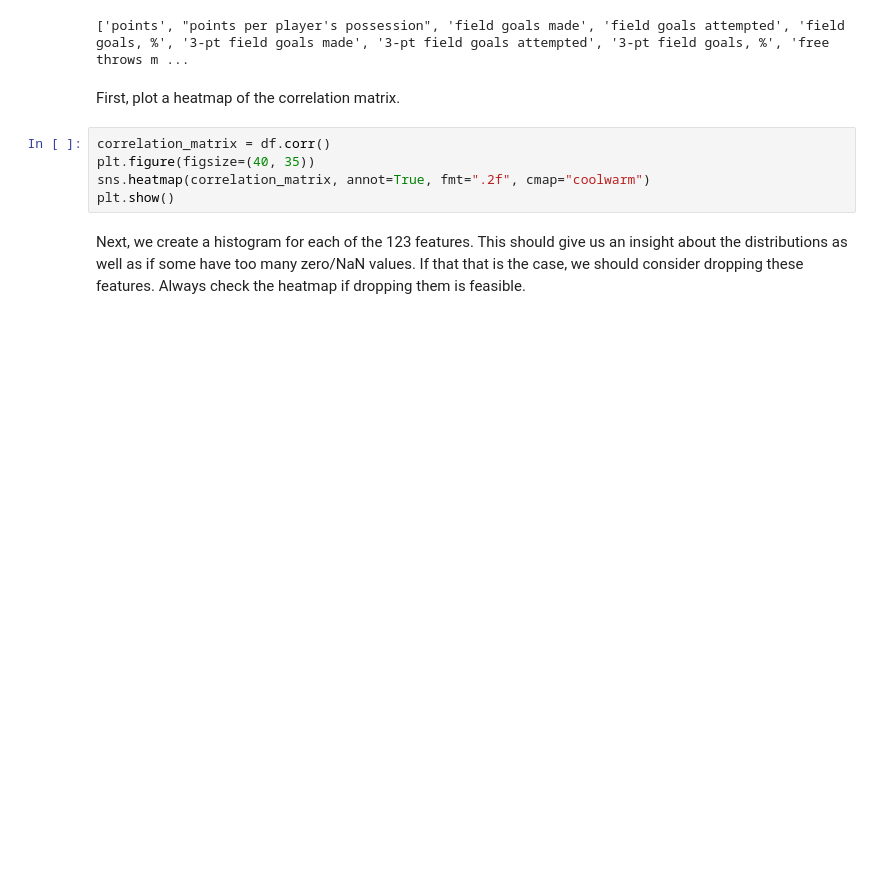
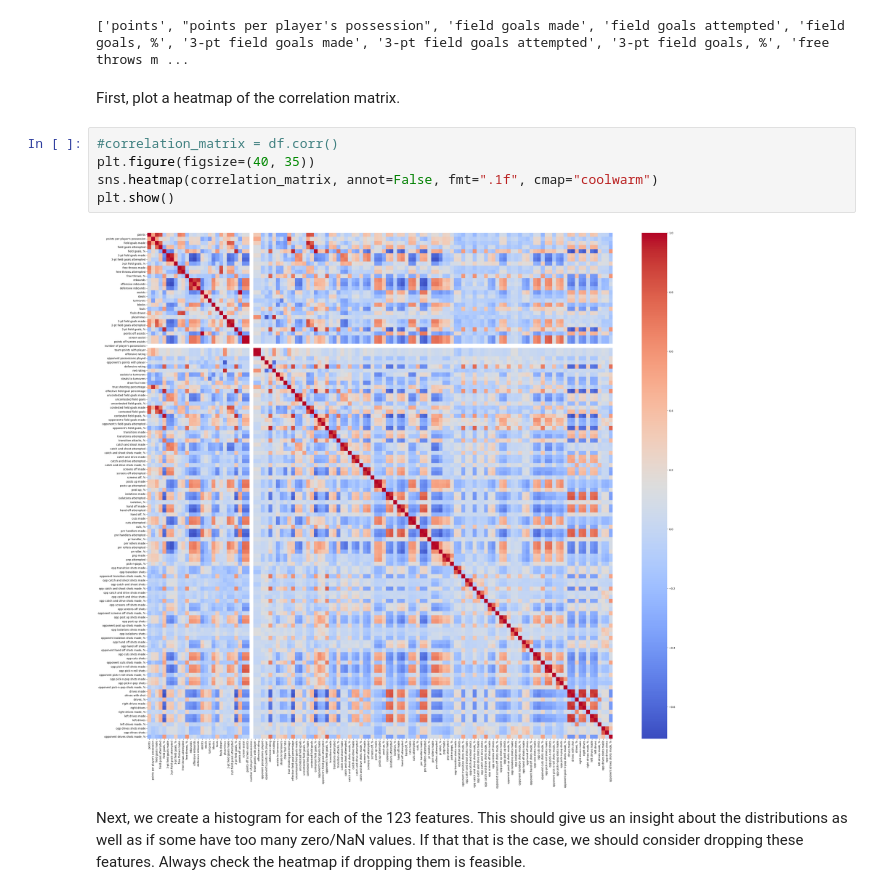
Before and after one commit to pmoecke/basketball-analytics, a Jupyter notebook: ml-models/explore_data.ipynb, the cells around one changed output. Cells and saved outputs as stored; diff of their text form; blank space fills up the shorter version.

```diff
--- a/ml-models/explore_data.ipynb
+++ b/ml-models/explore_data.ipynb
@@ -19,10 +19,12 @@ print(df.columns.tolist())
 # %% [markdown]
 First, plot a heatmap of the correlation matrix.
 # %%
-correlation_matrix = df.corr()
+#correlation_matrix = df.corr()
 plt.figure(figsize=(40, 35))
-sns.heatmap(correlation_matrix, annot=True, fmt=".2f", cmap="coolwarm")
+sns.heatmap(correlation_matrix, annot=False, fmt=".1f", cmap="coolwarm")
 plt.show()
+# %% [output]
+[figure, added]
 # %% [markdown]
 Next, we create a histogram for each of the 123 features. This should give us an insight about the distributions as well as if some have too many zero/NaN values. If that that is the case, we should consider dropping these features. Always check the heatmap if dropping them is feasible.
 # %%
```
Also changed, not shown: parts of 2 cells of this notebook, 17 other files.
